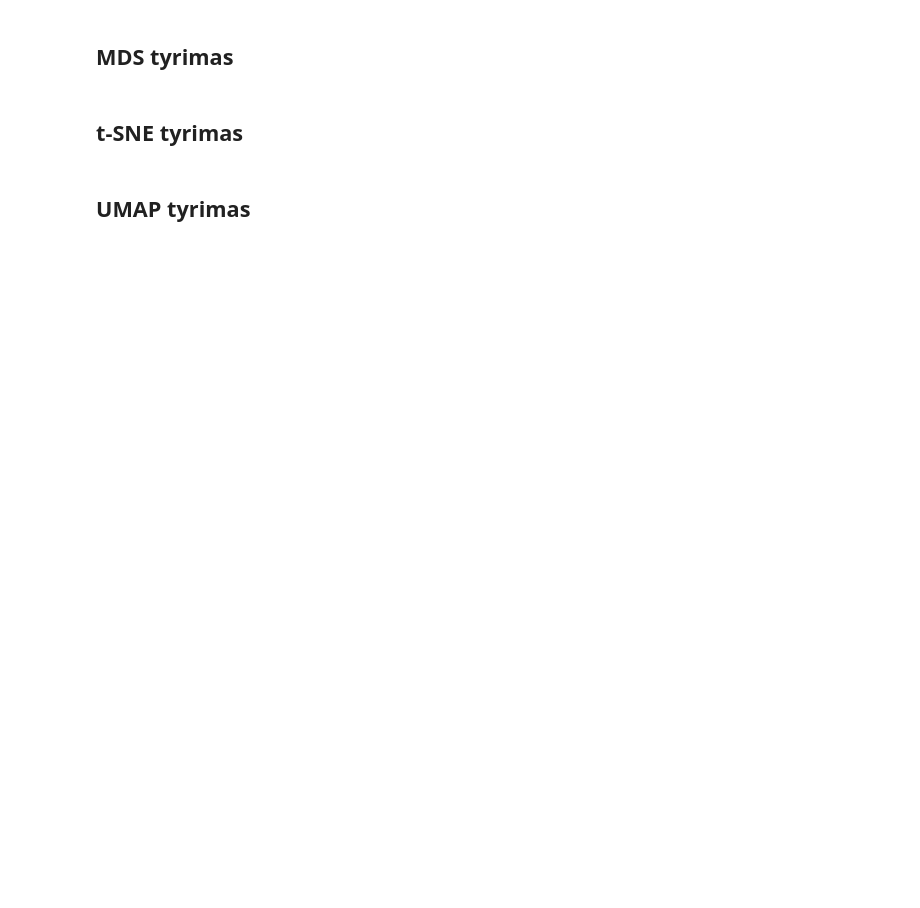
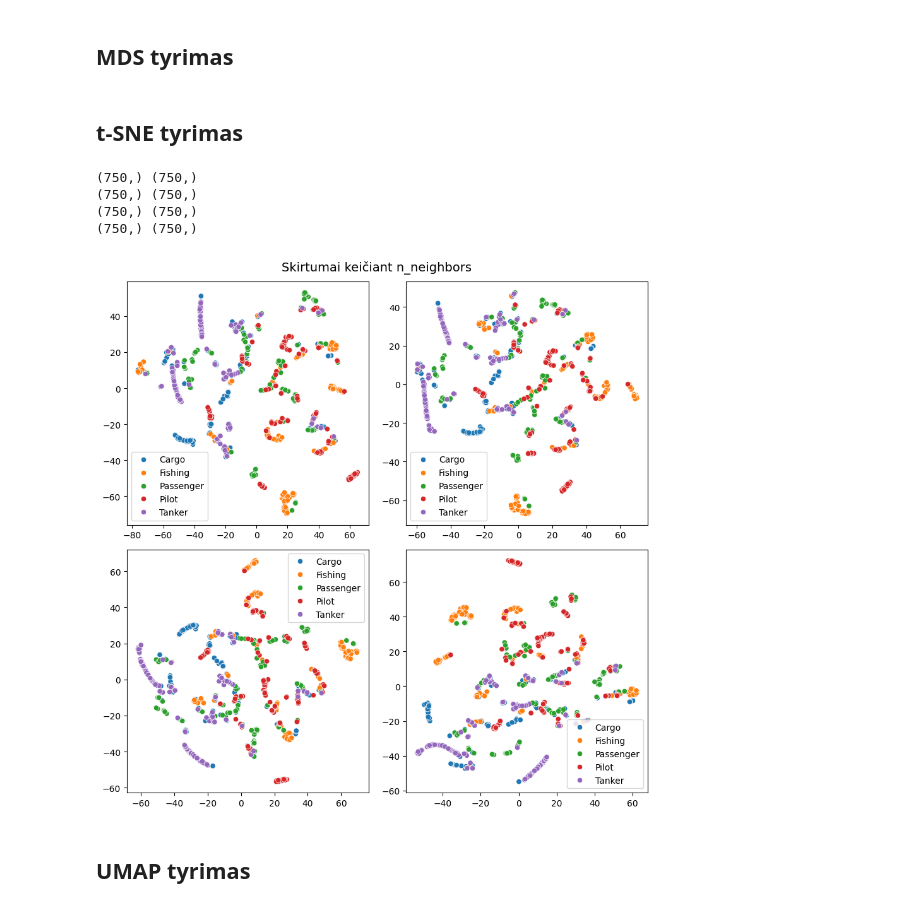
Before and after one commit to lukasjanusauskas/ais-duomenu-vizualizavimas, a Jupyter notebook: 3Lab-eksperimentai.ipynb, the cells around one changed output. Drawn from its saved outputs; the diff is of its cells as text; code cells hidden in the pictures; blank space fills up the shorter version.

```diff
--- a/3Lab-eksperimentai.ipynb
+++ b/3Lab-eksperimentai.ipynb
@@ -10,3 +13,4 @@ from zadu.measures import class_aware_trustworthiness_continuity, label_trustwor
 # %%
 dist_mat = np.load('dist_mat.npy')
+dist_mat_euc = np.load('dist_mat_euc.npy')
 labels = np.load('ship-types.npy')
@@ -17,2 +54,21 @@ labels = np.load('ship-types.npy')
+# %%
+perplexity = [0.01, 1, 10, 100]
+early_exaggeration = [1.0, 10.0, 50.0, 100.0]
+
+fig, axs = plt.subplots(2, 2, figsize=(9, 9))
+axs = axs.flatten()
+fig.suptitle('Skirtumai keičiant n_neighbors', fontsize=14)
+
+for i, n in enumerate(early_exaggeration):
+    plot_tsne(data=dist_mat_euc, perplexity=10, early_exaggeration=n, ax=axs[i])
+
+plt.tight_layout()
+plt.show()
+# %% [output]
+(750,) (750,)
+(750,) (750,)
+(750,) (750,)
+(750,) (750,)
+[figure, added]
 # %% [markdown]
 ## UMAP tyrimas
```
Also changed, not shown: parts of 8 cells of this notebook, 5 other files.
